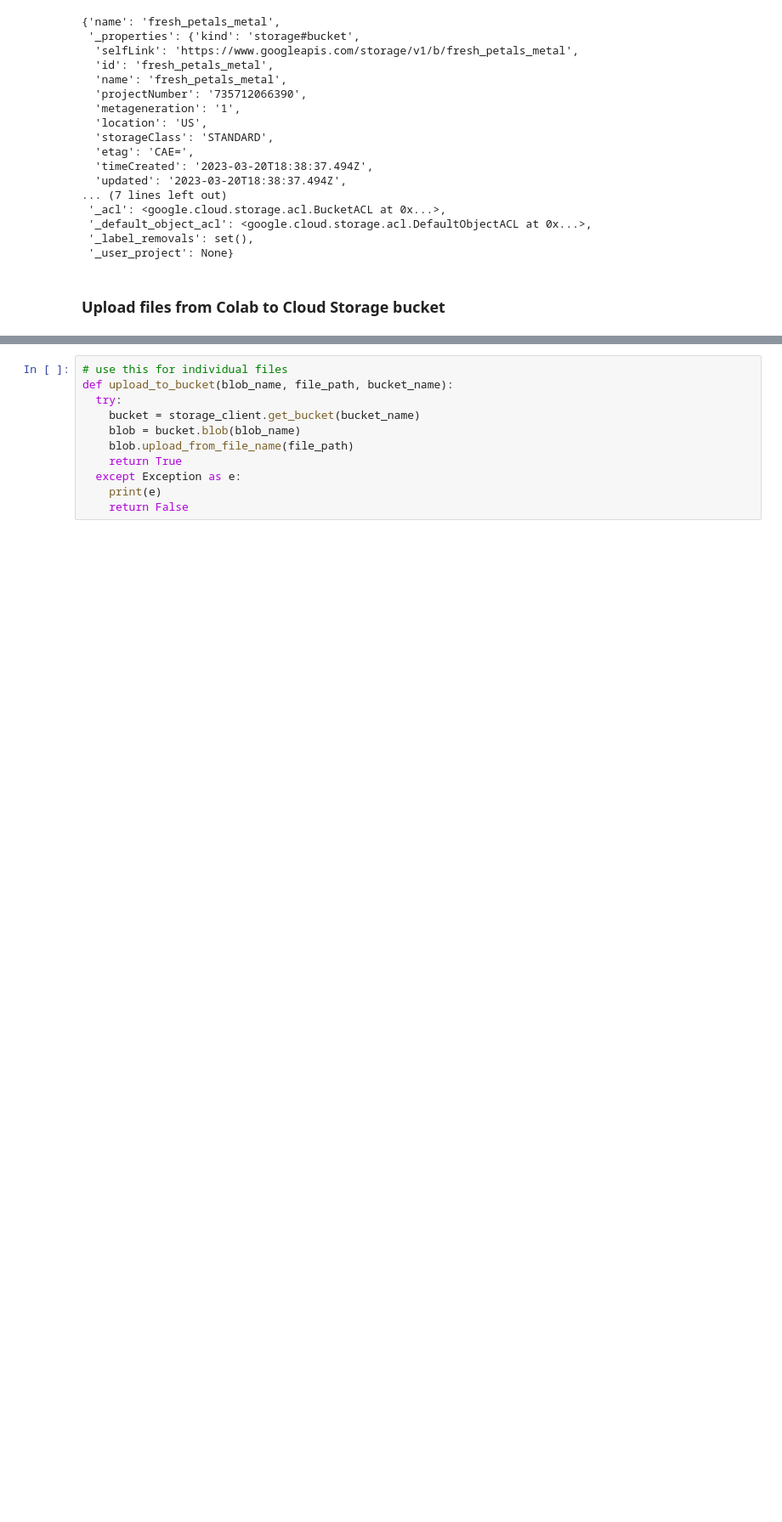
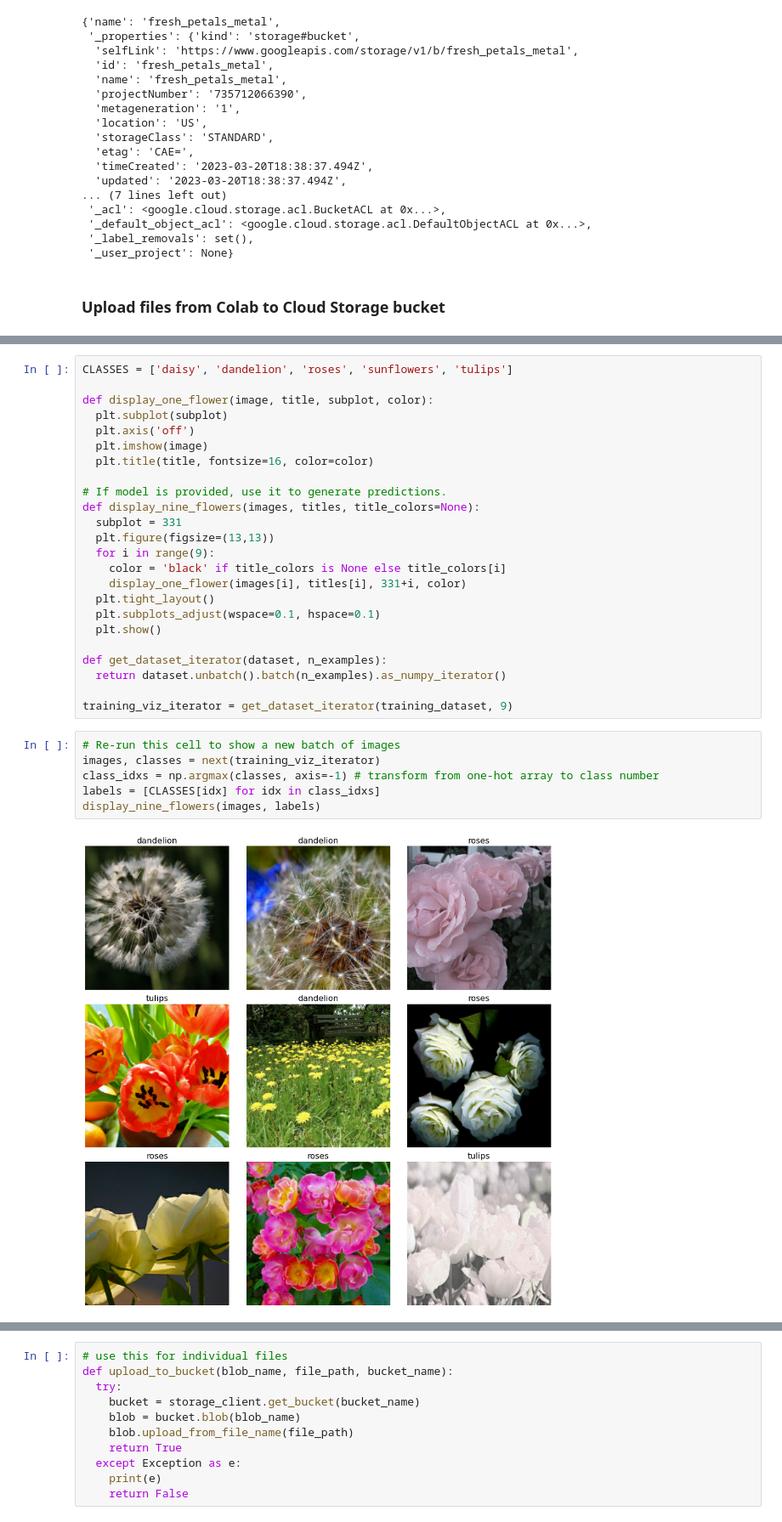
Before and after one commit to Mabus00/Jupyter-Notebook, a Jupyter notebook: Petals.ipynb, the cells around one changed output, grey strips where cells are left out. Shown at 85% size. Saved outputs shown, nothing was run; the diff lists cells and outputs as text; blank space fills up the shorter version.

```diff
--- a/Petals.ipynb
+++ b/Petals.ipynb
@@ -142,0 +369,32 @@ vars(bucket)
+# %%
+CLASSES = ['daisy', 'dandelion', 'roses', 'sunflowers', 'tulips']
+
+def display_one_flower(image, title, subplot, color):
+  plt.subplot(subplot)
+  plt.axis('off')
+  plt.imshow(image)
+  plt.title(title, fontsize=16, color=color)
+
+# If model is provided, use it to generate predictions.
+def display_nine_flowers(images, titles, title_colors=None):
+  subplot = 331
+  plt.figure(figsize=(13,13))
+  for i in range(9):
+    color = 'black' if title_colors is None else title_colors[i]
+    display_one_flower(images[i], titles[i], 331+i, color)
+  plt.tight_layout()
+  plt.subplots_adjust(wspace=0.1, hspace=0.1)
+  plt.show()
+
+def get_dataset_iterator(dataset, n_examples):
+  return dataset.unbatch().batch(n_examples).as_numpy_iterator()
+
+training_viz_iterator = get_dataset_iterator(training_dataset, 9)
+# %%
+# Re-run this cell to show a new batch of images
+images, classes = next(training_viz_iterator)
+class_idxs = np.argmax(classes, axis=-1) # transform from one-hot array to class number
+labels = [CLASSES[idx] for idx in class_idxs]
+display_nine_flowers(images, labels)
+# %% [output]
+[figure, added]
```
Also changed, not shown: parts of 11 cells of this notebook.
